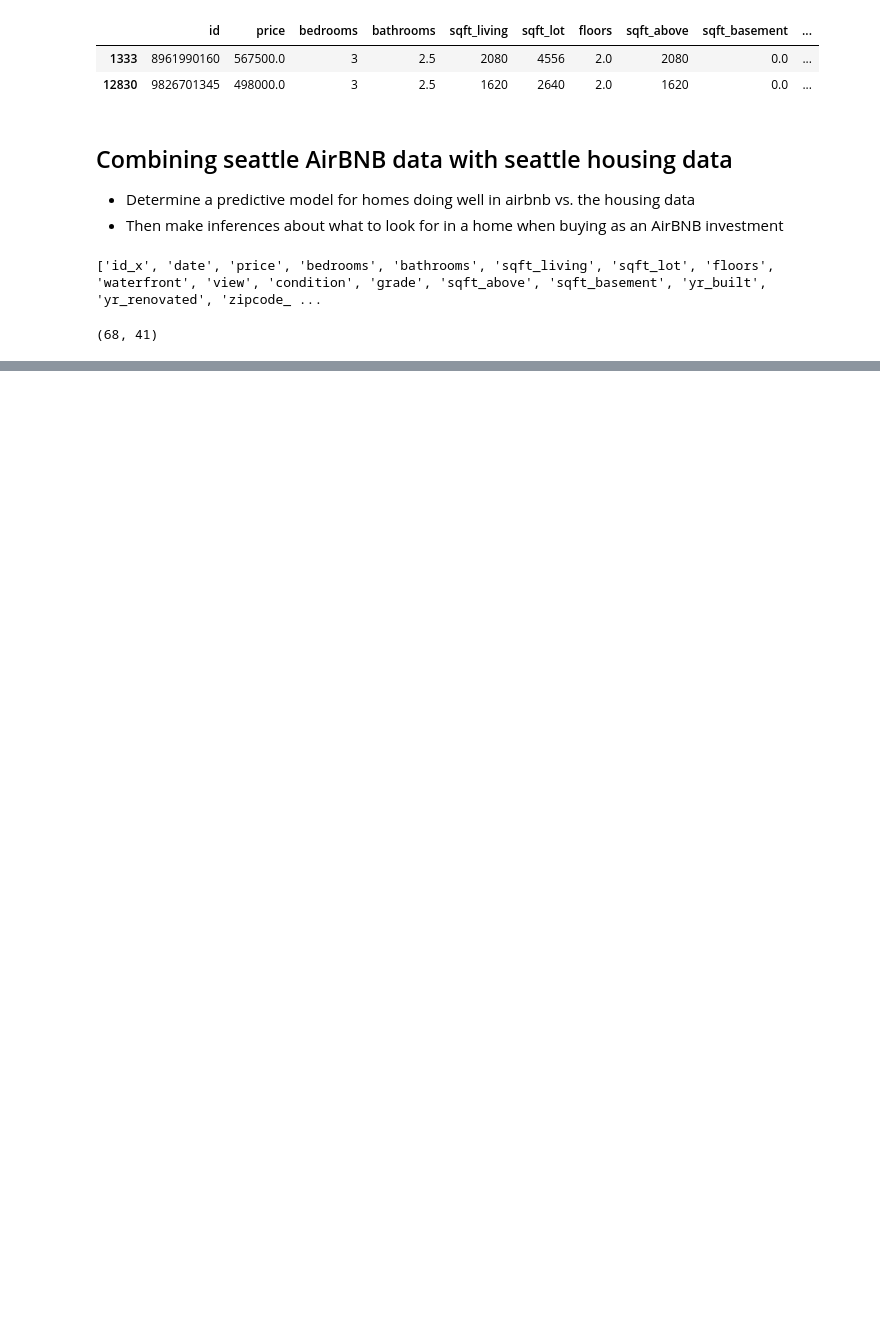
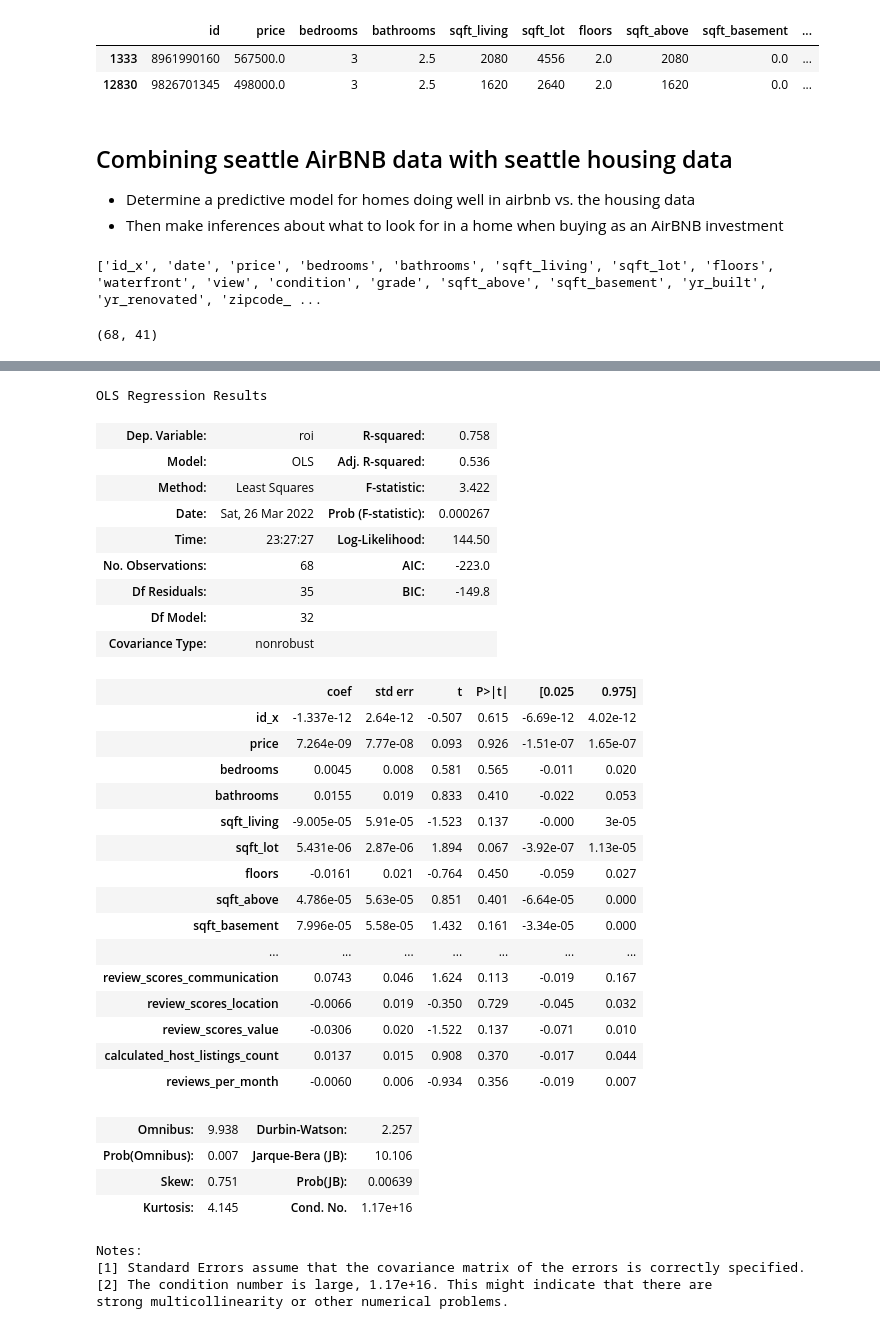
Before and after one commit to DanlBradley/AirBNB-Profit-Predictor, a Jupyter notebook: student.ipynb, the cells around one changed output, grey strips where cells are left out. Cells and saved outputs as stored; diff of their text form; code cells hidden in the pictures; blank space fills up the shorter version.

```diff
--- a/student.ipynb
+++ b/student.ipynb
@@ -207,0 +171,52 @@ plt.axhline(.05, c = 'black');
+# %%
+#Make a multiple linear regression model to check parameters performance on predicting target metric (chosen above in cell 3)
+bnb_metric = 'roi'
+
+y = merged_numerics[bnb_metric]
+x = sm.add_constant(merged_numerics.drop(columns=[bnb_metric]))
+model = sm.OLS(y,x).fit()
+
+#Filter out variables above a critical p-value
+pcrit = .3
+pvals = model.pvalues.to_dict()
+drop_list = []
+for key,val in pvals.items():
+    if val > pcrit:
+        drop_list.append(key)
+
+model.summary()
+# %% [output]
+OLS Regression Results
+| Dep. Variable: | roi | R-squared: | 0.758 |
+| Model: | OLS | Adj. R-squared: | 0.536 |
+| Method: | Least Squares | F-statistic: | 3.422 |
+| Date: | Sat, 26 Mar 2022 | Prob (F-statistic): | 0.000267 |
+| Time: | 23:27:27 | Log-Likelihood: | 144.50 |
+| No. Observations: | 68 | AIC: | -223.0 |
+| Df Residuals: | 35 | BIC: | -149.8 |
+| Df Model: | 32 |  |  |
+| Covariance Type: | nonrobust |  |  |
+|  | coef | std err | t | P>|t| | [0.025 | 0.975] |
+| id_x | -1.337e-12 | 2.64e-12 | -0.507 | 0.615 | -6.69e-12 | 4.02e-12 |
+| price | 7.264e-09 | 7.77e-08 | 0.093 | 0.926 | -1.51e-07 | 1.65e-07 |
+| bedrooms | 0.0045 | 0.008 | 0.581 | 0.565 | -0.011 | 0.020 |
+| bathrooms | 0.0155 | 0.019 | 0.833 | 0.410 | -0.022 | 0.053 |
+| sqft_living | -9.005e-05 | 5.91e-05 | -1.523 | 0.137 | -0.000 | 3e-05 |
+| sqft_lot | 5.431e-06 | 2.87e-06 | 1.894 | 0.067 | -3.92e-07 | 1.13e-05 |
+| floors | -0.0161 | 0.021 | -0.764 | 0.450 | -0.059 | 0.027 |
+| sqft_above | 4.786e-05 | 5.63e-05 | 0.851 | 0.401 | -6.64e-05 | 0.000 |
+| sqft_basement | 7.996e-05 | 5.58e-05 | 1.432 | 0.161 | -3.34e-05 | 0.000 |
+| ... | ... | ... | ... | ... | ... | ... |
+| review_scores_communication | 0.0743 | 0.046 | 1.624 | 0.113 | -0.019 | 0.167 |
+| review_scores_location | -0.0066 | 0.019 | -0.350 | 0.729 | -0.045 | 0.032 |
+| review_scores_value | -0.0306 | 0.020 | -1.522 | 0.137 | -0.071 | 0.010 |
+| calculated_host_listings_count | 0.0137 | 0.015 | 0.908 | 0.370 | -0.017 | 0.044 |
+| reviews_per_month | -0.0060 | 0.006 | -0.934 | 0.356 | -0.019 | 0.007 |
+| Omnibus: | 9.938 | Durbin-Watson: | 2.257 |
+| Prob(Omnibus): | 0.007 | Jarque-Bera (JB): | 10.106 |
+| Skew: | 0.751 | Prob(JB): | 0.00639 |
+| Kurtosis: | 4.145 | Cond. No. | 1.17e+16 |
+Notes:
+[1] Standard Errors assume that the covariance matrix of the errors is correctly specified.
+[2] The condition number is large, 1.17e+16. This might indicate that there are
+strong multicollinearity or other numerical problems.
```
Also changed, not shown: parts of 17 cells of this notebook, 1 other file.
